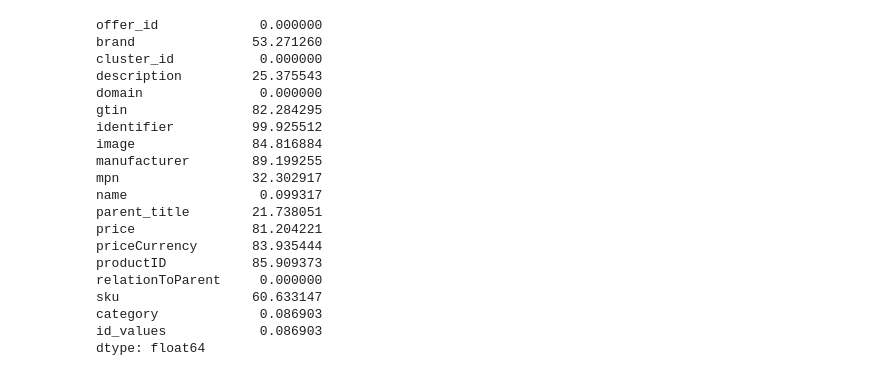
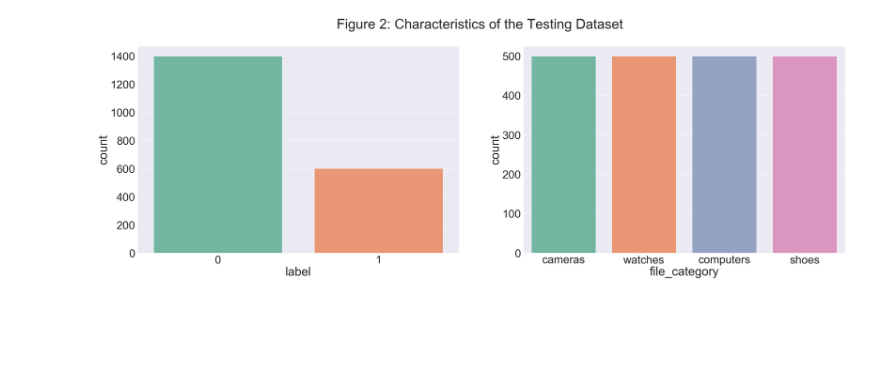
Before and after one commit to kylegilde/Entity-Matching-in-Online-Retail, a Jupyter notebook: Exploratory Data Analysis.ipynb, the cells around one changed output. Saved outputs shown, nothing was run; the diff lists cells and outputs as text; code cells hidden in the pictures; blank space fills up the shorter version.

```diff
--- a/Exploratory Data Analysis.ipynb
+++ b/Exploratory Data Analysis.ipynb
@@ -25,25 +50,15 @@ train_test_df_features = pd.read_csv('train_test_df_features.csv')
-# %%
-train_test_offers_df.columns
-# train_test_offers_df
-calculate_percent_nulls(train_test_offers_df)
-# %% [output]
-offer_id             0.000000
-brand               53.271260
-cluster_id           0.000000
-description         25.375543
-domain               0.000000
-gtin                82.284295
-identifier          99.925512
-image               84.816884
-manufacturer        89.199255
-mpn                 32.302917
-name                 0.099317
-parent_title        21.738051
-price               81.204221
-priceCurrency       83.935444
-productID           85.909373
-relationToParent     0.000000
-sku                 60.633147
-category             0.086903
-id_values            0.086903
-dtype: float64
+# %%
+test_characteristics = test_train_characteristics[test_train_characteristics.dataset == 'test']
+fig, axes = plt.subplots(nrows=1, ncols=2, figsize=(50, 15)) #
+
+sns.set(font_scale=4)
+plt.rcParams.update({'font.size': 45})
+st = fig.suptitle("Figure 2: Characteristics of the Testing Dataset")
+
+sns.countplot(x='label', data=test_characteristics, palette=sns.color_palette("Set2"), ax=axes[0])
+
+sns.countplot(x='file_category', data=test_characteristics, palette=sns.color_palette("Set2"), ax=axes[1])
+
+plt.savefig('plots/test_characteristics.png')
+# %% [output]
+[figure, added]
```
Also changed, not shown: parts of 18 cells of this notebook, 10 other files.
